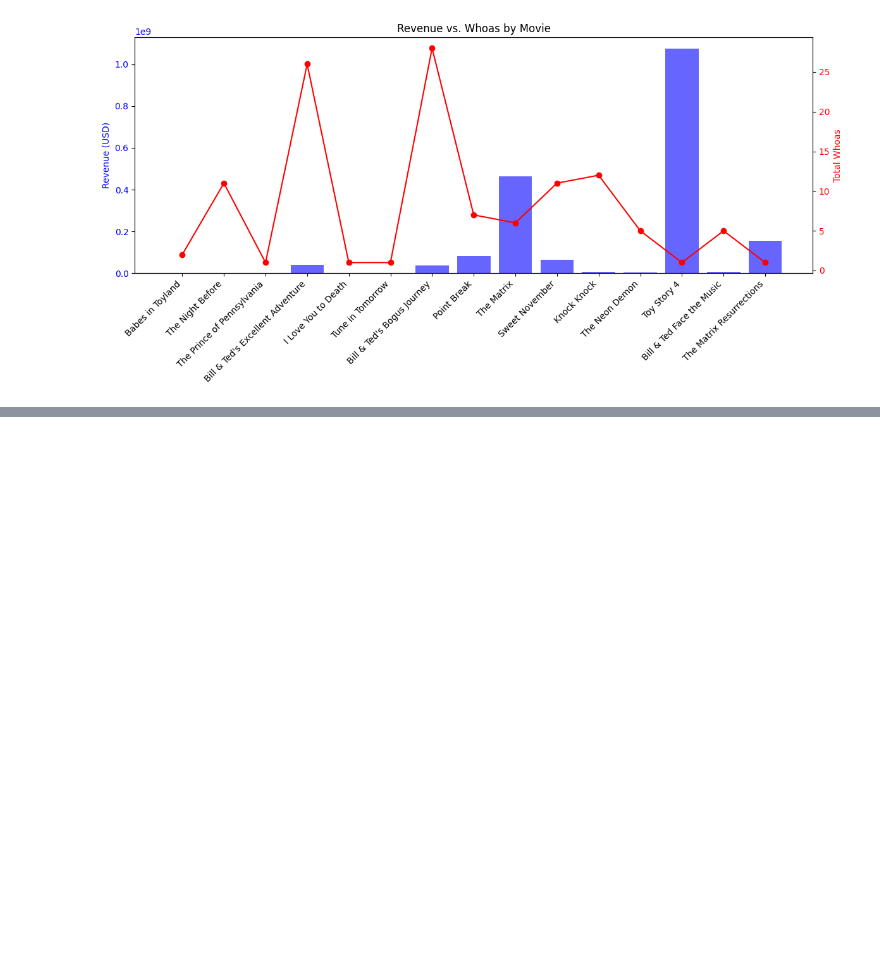
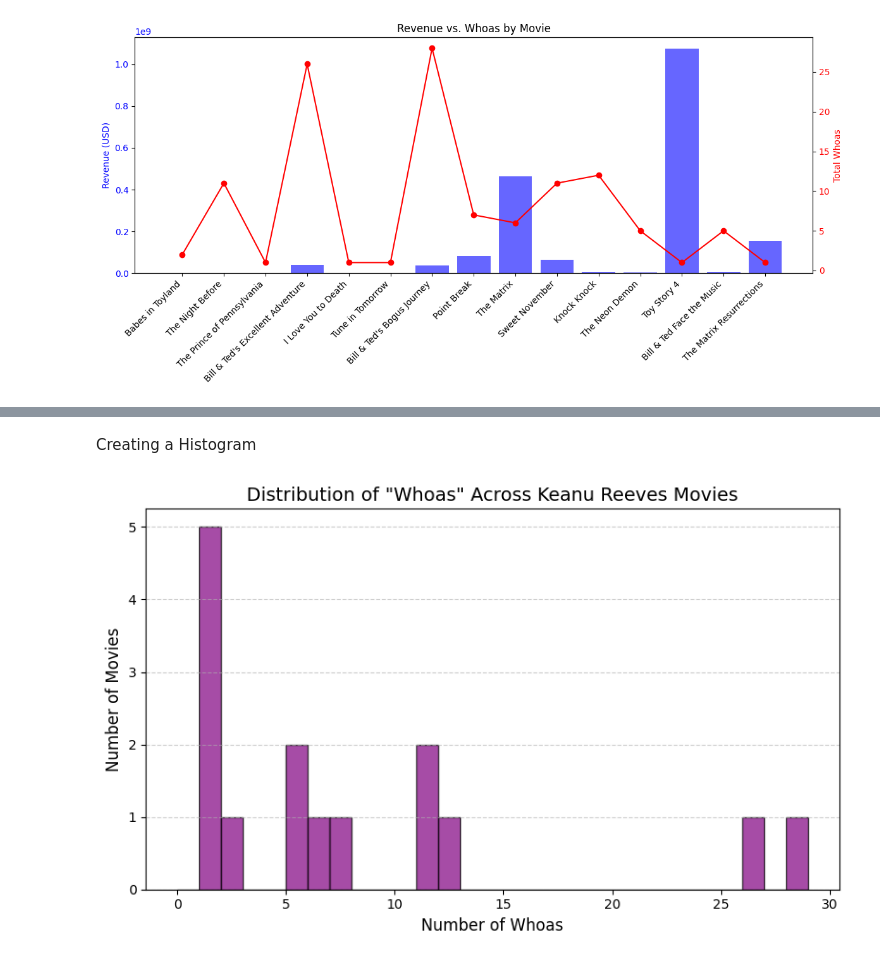
Before and after one commit to jrhankins883/keanu_whoa_vs_boxoffice, a Jupyter notebook: keanu_tmdb.ipynb, the cells around one changed output, grey strips where cells are left out. Cells and saved outputs as stored; diff of their text form; code cells hidden in the pictures; blank space fills up the shorter version.

```diff
--- a/keanu_tmdb.ipynb
+++ b/keanu_tmdb.ipynb
@@ -208,0 +290,23 @@ plt.show()
+# %% [markdown]
+Creating a Histogram
+# %%
+# Histogram of Whoas per Movie
+plt.figure(figsize=(8, 5))
+
+# Plotting the histogram
+plt.hist(pivot_table['total_whoas_in_movie'], bins=range(0, int(pivot_table['total_whoas_in_movie'].max()) + 2),
+         color='purple', edgecolor='black', alpha=0.7)
+
+# Adding labels and title
+plt.title('Distribution of "Whoas" Across Keanu Reeves Movies', fontsize=14)
+plt.xlabel('Number of Whoas', fontsize=12)
+plt.ylabel('Number of Movies', fontsize=12)
+
+# Adding grid for better readability
+plt.grid(axis='y', linestyle='--', alpha=0.6)
+
+# Show the plot
+plt.tight_layout()
+plt.show()
+# %% [output]
+[figure, added]
```
Also changed, not shown: parts of 12 cells of this notebook, 4 other files.
